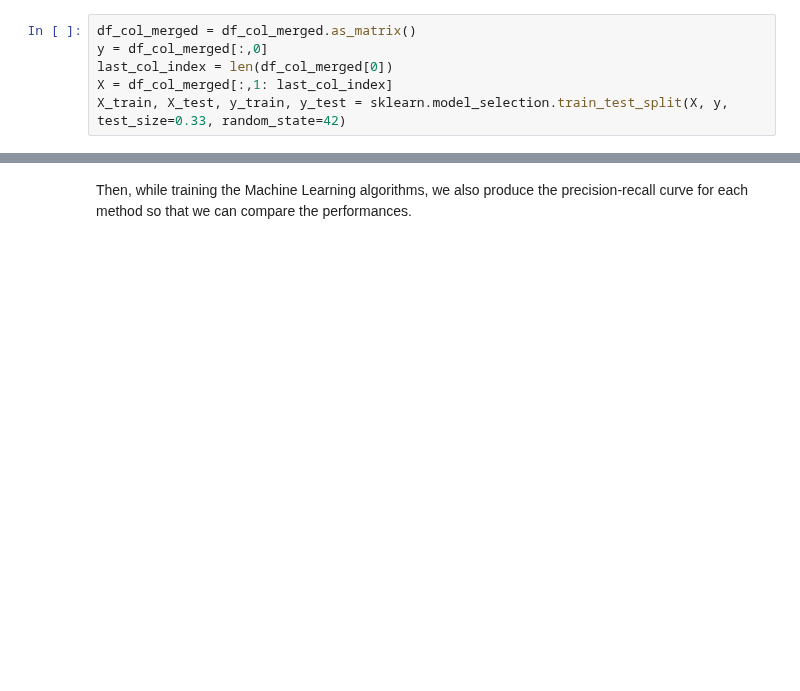
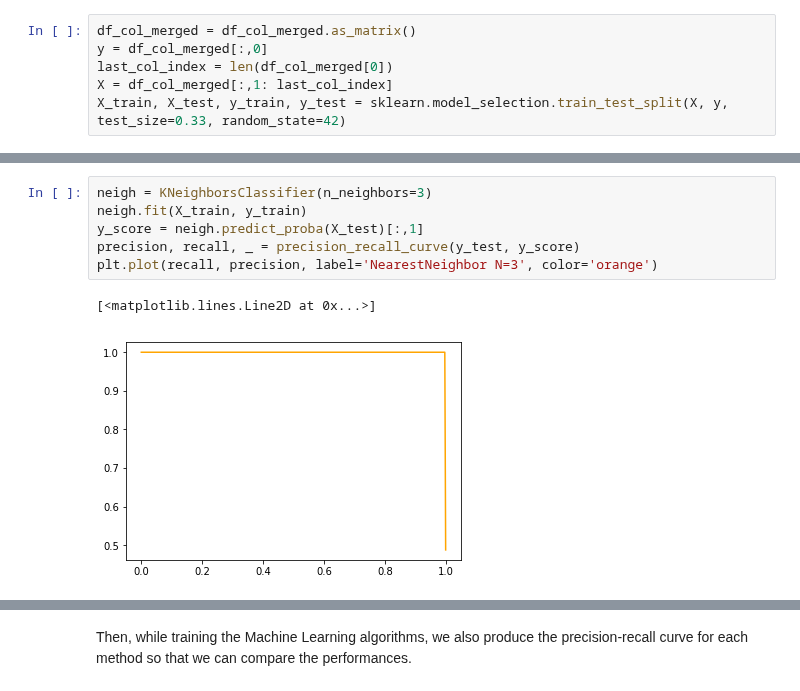
Before and after one commit to jiwoncpark/SLRealizer, a Jupyter notebook: demo/Scikit_Classifying_Lensed_Systems.ipynb, the cells around one changed output, grey strips where cells are left out. Saved outputs shown, nothing was run; the diff lists cells and outputs as text; blank space fills up the shorter version.

```diff
--- a/demo/Scikit_Classifying_Lensed_Systems.ipynb
+++ b/demo/Scikit_Classifying_Lensed_Systems.ipynb
@@ -319,0 +348,9 @@ X_train, X_test, y_train, y_test = sklearn.model_selection.train_test_split(X, y
+# %%
+neigh = KNeighborsClassifier(n_neighbors=3)
+neigh.fit(X_train, y_train)
+y_score = neigh.predict_proba(X_test)[:,1]
+precision, recall, _ = precision_recall_curve(y_test, y_score)
+plt.plot(recall, precision, label='NearestNeighbor N=3', color='orange')
+# %% [output]
+[<matplotlib.lines.Line2D at 0x...>]
+[figure, added]
```
Also changed, not shown: parts of 12 cells of this notebook, 1 other file.
